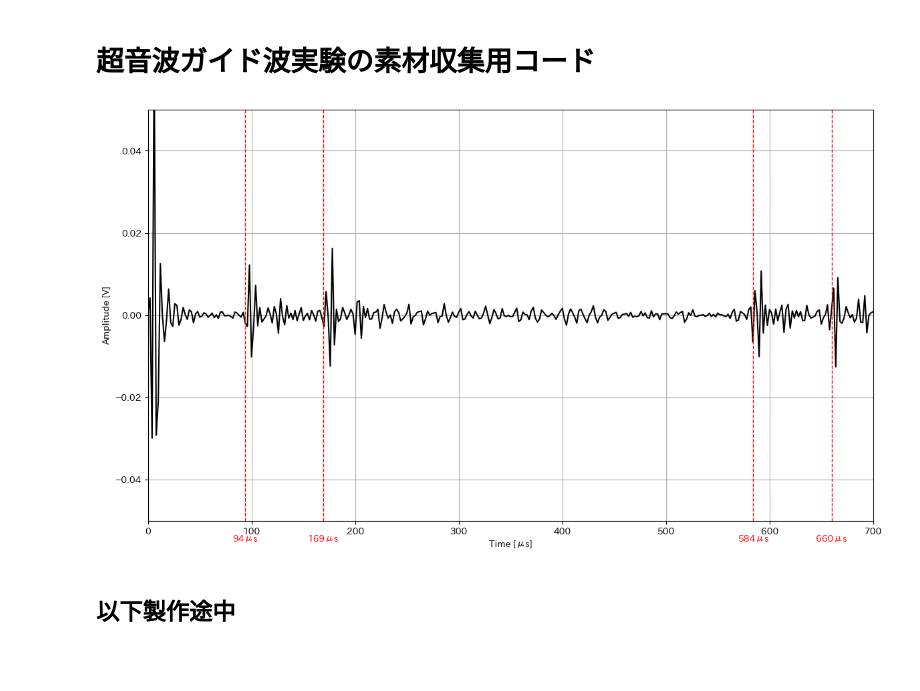
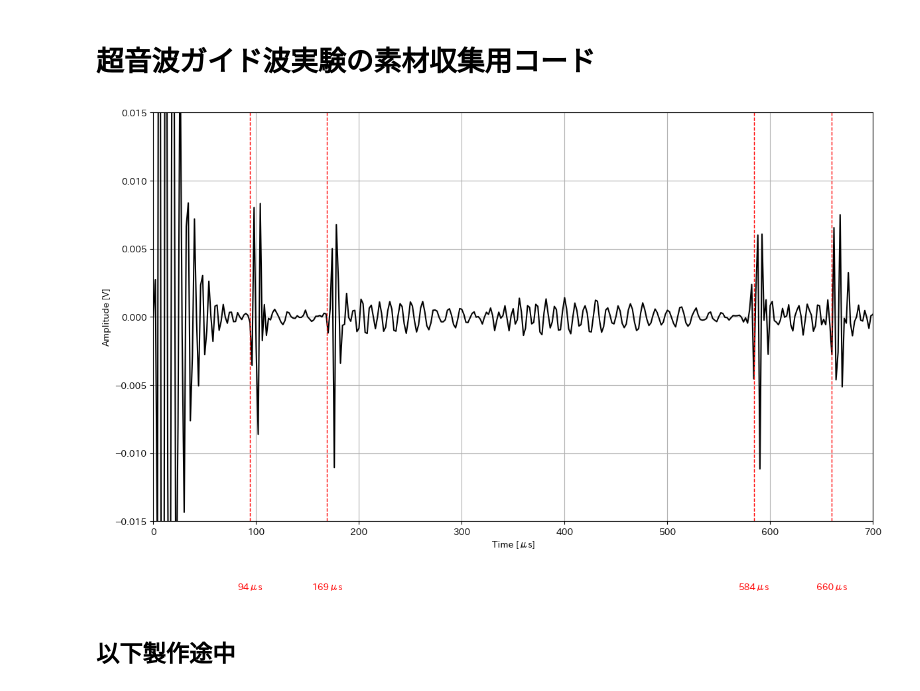
Before and after one commit to magmag1351/HatsukadeLab, a Jupyter notebook: Research/display.ipynb, the cells around one changed output. Drawn from its saved outputs; the diff is of its cells as text; code cells hidden in the pictures; blank space fills up the shorter version.

```diff
--- a/Research/display.ipynb
+++ b/Research/display.ipynb
@@ -8,36 +8,36 @@ from matplotlib.ticker import MaxNLocator
 import os
 # %%
 # ファイルの読込み
-input_filepath = './source/csv/【実験】251005_周波数特性確認/欠陥なし/単体250差動.csv'
+input_filepath = './source/csv/複数200差動.csv'
 df = pd.read_csv(input_filepath, encoding='cp932')
 # df.head(10)
 # df.columns
 # %%
 plt.figure(figsize=(14, 8))
 plt.plot(df['時間[μs]'], df[' 加算平均値[V]'], label='振幅', color='black')
 # 縦線の位置
 x_lines = [94, 169, 584, 660]
 
 for x in x_lines:
     plt.axvline(x=x, color='red', linestyle='--', linewidth=1)
-    plt.text(x, -0.055, f'{x}μs', color='red', fontsize=10, ha='center')
+    plt.text(x, -0.02, f'{x}μs', color='red', fontsize=10, ha='center')
 
 # x_lines_defect = [320, 396]
 
 # 欠陥を有する場合は使用
 # for x in x_lines_defect:
 #     plt.axvline(x=x, color='blue', linestyle='--', linewidth=1)
 #     plt.text(x, -0.055, f'{x}μs', color='blue', fontsize=10, ha='center')
 
 plt.grid(True)
 plt.xlabel('Time [μs]')
 plt.ylabel('Amplitude [V]')
 # plt.title('xxx')
 plt.xlim(0, 700)
-plt.ylim(-0.05, 0.05)
+plt.ylim(-0.015, 0.015)
 plt.show()
 # %% [output]
-[figure, old version]
+[figure, new version]
 # %% [markdown]
 ## 以下製作途中
 # %%
```
Also changed, not shown: parts of 1 cell of this notebook, 5 other files.
